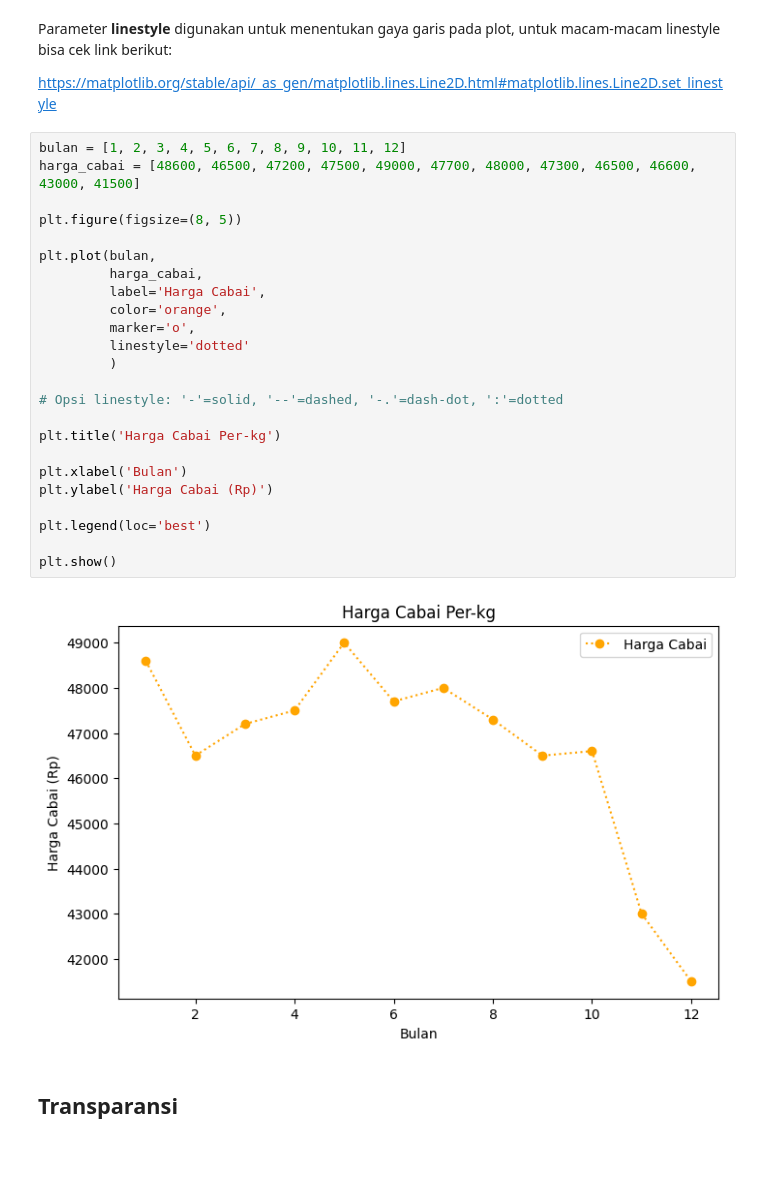
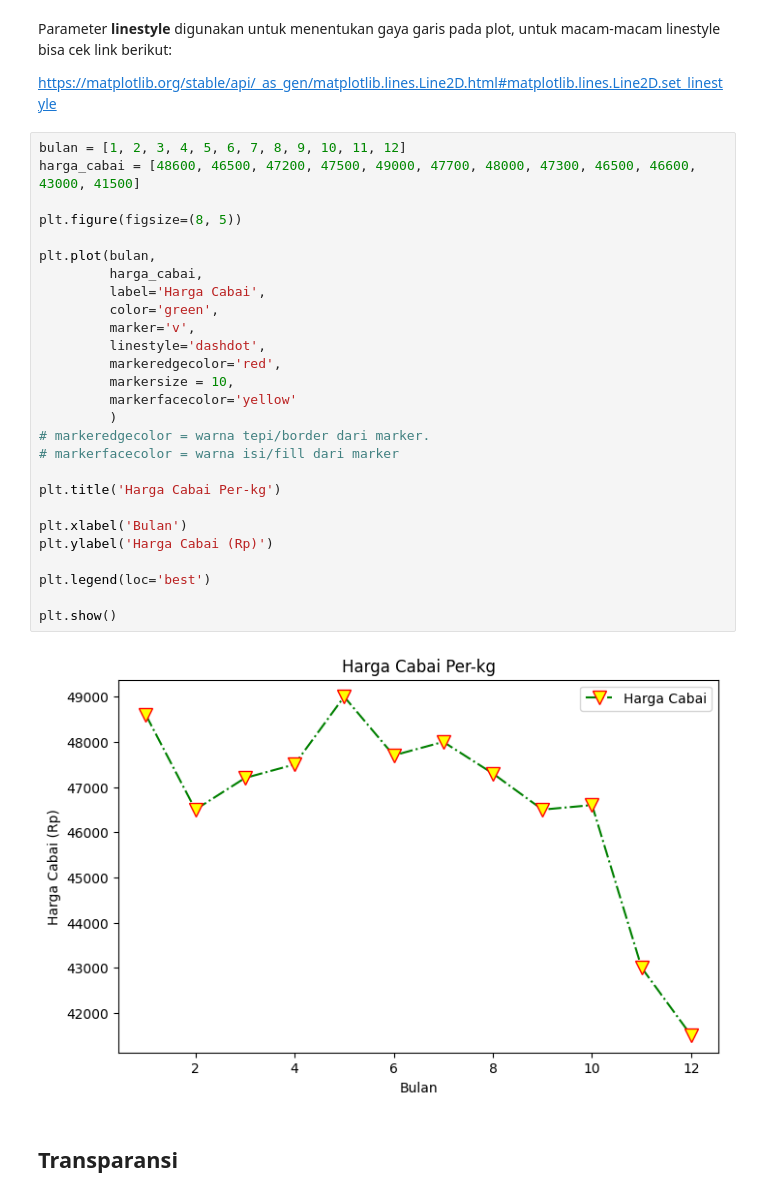
Before and after one commit to IdhamAbidinKaisilay/BelajarDataAnalyst, a Jupyter notebook: Pyplot_dan_Dasar_Plot.ipynb, the cells around one changed output. Cells and saved outputs as stored; diff of their text form; blank space fills up the shorter version.

```diff
--- a/Pyplot_dan_Dasar_Plot.ipynb
+++ b/Pyplot_dan_Dasar_Plot.ipynb
@@ -152,28 +152,31 @@ https://matplotlib.org/stable/api/_as_gen/matplotlib.lines.Line2D.html#matplotli
 # %%
 bulan = [1, 2, 3, 4, 5, 6, 7, 8, 9, 10, 11, 12]
 harga_cabai = [48600, 46500, 47200, 47500, 49000, 47700, 48000, 47300, 46500, 46600, 43000, 41500]
 
 plt.figure(figsize=(8, 5))
 
 plt.plot(bulan,
          harga_cabai,
          label='Harga Cabai',
-         color='orange',
-         marker='o',
-         linestyle='dotted'
+         color='green',
+         marker='v',
+         linestyle='dashdot',
+         markeredgecolor='red',
+         markersize = 10,
+         markerfacecolor='yellow'
          )
-
-# Opsi linestyle: '-'=solid, '--'=dashed, '-.'=dash-dot, ':'=dotted
+# markeredgecolor = warna tepi/border dari marker.
+# markerfacecolor = warna isi/fill dari marker
 
 plt.title('Harga Cabai Per-kg')
 
 plt.xlabel('Bulan')
 plt.ylabel('Harga Cabai (Rp)')
 
 plt.legend(loc='best')
 
 plt.show()
 # %% [output]
-[figure, old version]
+[figure, new version]
 # %% [markdown]
 ## Transparansi
```
Also changed, not shown: parts of 7 cells of this notebook.
